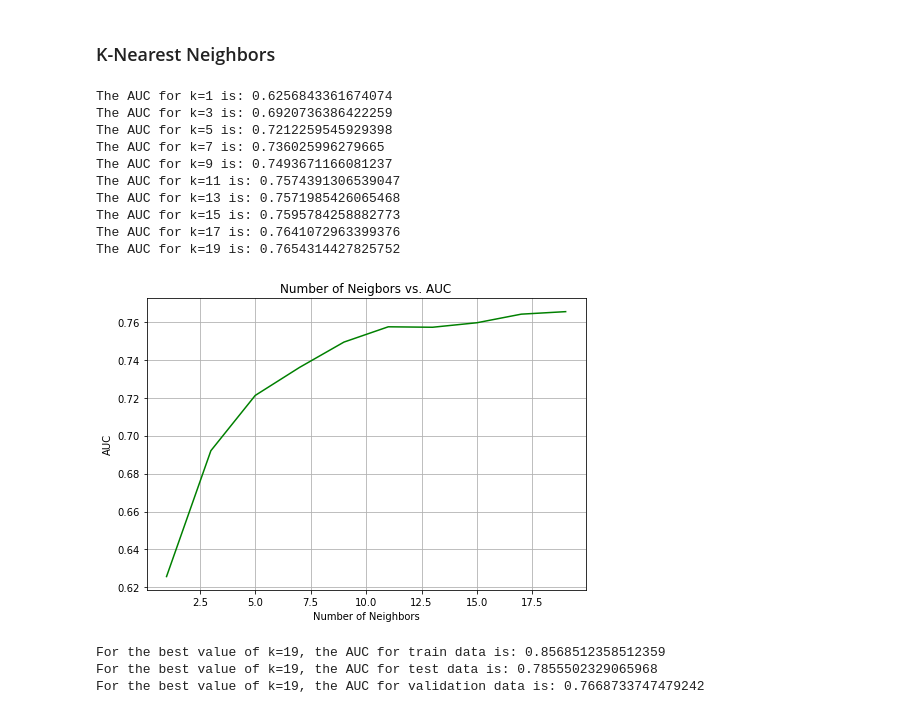
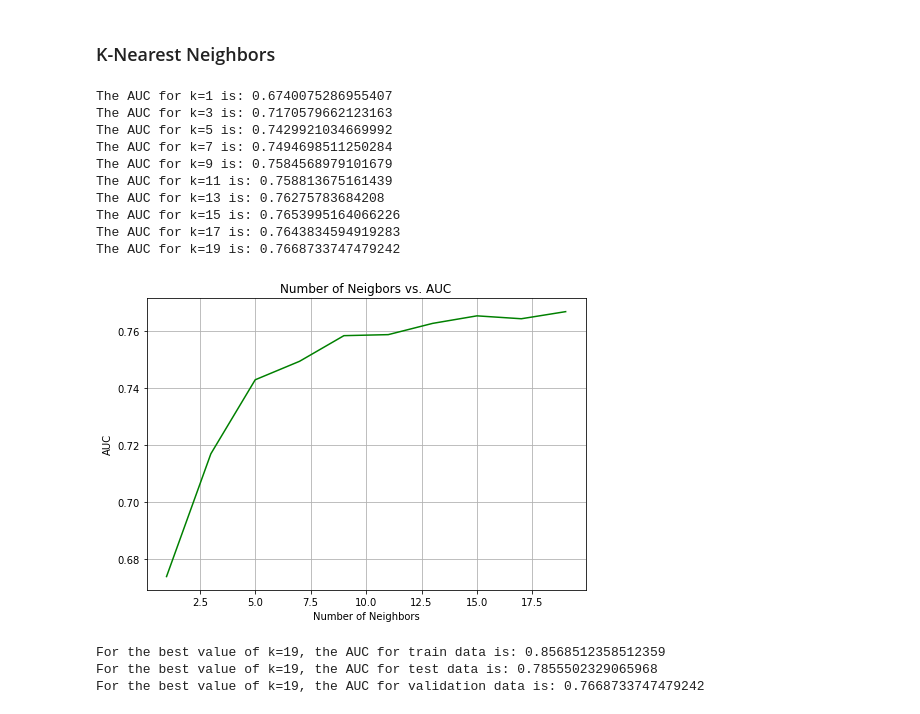
Before and after one commit to sneharth/Data-Science, a Jupyter notebook: Bank Marketing/Bank Telemarketing.ipynb, the cells around one changed output. Cells and saved outputs as stored; diff of their text form; code cells hidden in the pictures.

```diff
--- a/Bank Marketing/Bank Telemarketing.ipynb
+++ b/Bank Marketing/Bank Telemarketing.ipynb
@@ -478,46 +480,46 @@ for i in neighbors:
     knn.fit ( X_train , y_train )
     cccv = CalibratedClassifierCV ( knn , method = "sigmoid" )
     cccv.fit ( X_train , y_train )
-    y_pred = knn.predict_proba ( X_valid )
+    y_pred = cccv.predict_proba ( X_valid )
     auc_score.append ( roc_auc_score ( y_valid , y_pred [ : , 1 ] ) )
 
 for i in range ( len ( auc_score ) ):
     print ( "The AUC for k={} is: {}" .format ( neighbors [ i ] , auc_score [ i ] ) )
 
 plt.plot ( neighbors , auc_score , color = "g" )
 plt.title ( "Number of Neigbors vs. AUC" )
 plt.xlabel ( "Number of Neighbors" )
 plt.ylabel ( "AUC" )
 plt.grid ( True )
 plt.show ( )
 
 knn = KNeighborsClassifier ( n_neighbors = neighbors [ np.argmax ( auc_score ) ] )
 knn.fit ( X_train , y_train )
 cccv = CalibratedClassifierCV ( knn , method = "sigmoid" )
 cccv.fit ( X_train , y_train )
 
 y_pred_train = cccv.predict_proba ( X_train )
 y_pred_test = cccv.predict_proba ( X_test )
 y_pred_valid = cccv.predict_proba ( X_valid )
 
 print ( "For the best value of k={}, the AUC for train data is: {}" .format ( neighbors [ np.argmax ( auc_score ) ] , \
     roc_auc_score ( y_train , y_pred_train [ : , 1 ] ) ) )
 print ( "For the best value of k={}, the AUC for test data is: {}" .format ( neighbors [ np.argmax ( auc_score ) ] , \
     roc_auc_score ( y_test , y_pred_test [ : , 1 ] ) ) )
 print ( "For the best value of k={}, the AUC for validation data is: {}" .format ( neighbors [ np.argmax ( auc_score ) ] , \
     roc_auc_score ( y_valid , y_pred_valid [ : , 1 ] ) ) )
 # %% [output]
-The AUC for k=1 is: 0.6256843361674074
-The AUC for k=3 is: 0.6920736386422259
-The AUC for k=5 is: 0.7212259545929398
-The AUC for k=7 is: 0.736025996279665
-The AUC for k=9 is: 0.7493671166081237
-The AUC for k=11 is: 0.7574391306539047
-The AUC for k=13 is: 0.7571985426065468
-The AUC for k=15 is: 0.7595784258882773
-The AUC for k=17 is: 0.7641072963399376
-The AUC for k=19 is: 0.7654314427825752
+The AUC for k=1 is: 0.6740075286955407
+The AUC for k=3 is: 0.7170579662123163
+The AUC for k=5 is: 0.7429921034669992
+The AUC for k=7 is: 0.7494698511250284
+The AUC for k=9 is: 0.7584568979101679
+The AUC for k=11 is: 0.758813675161439
+The AUC for k=13 is: 0.76275783684208
+The AUC for k=15 is: 0.7653995164066226
+The AUC for k=17 is: 0.7643834594919283
+The AUC for k=19 is: 0.7668733747479242
-[figure, old version]
+[figure, new version]
 For the best value of k=19, the AUC for train data is: 0.8568512358512359
 For the best value of k=19, the AUC for test data is: 0.7855502329065968
 For the best value of k=19, the AUC for validation data is: 0.7668733747479242
```
Also changed, not shown: parts of 2 cells of this notebook.
